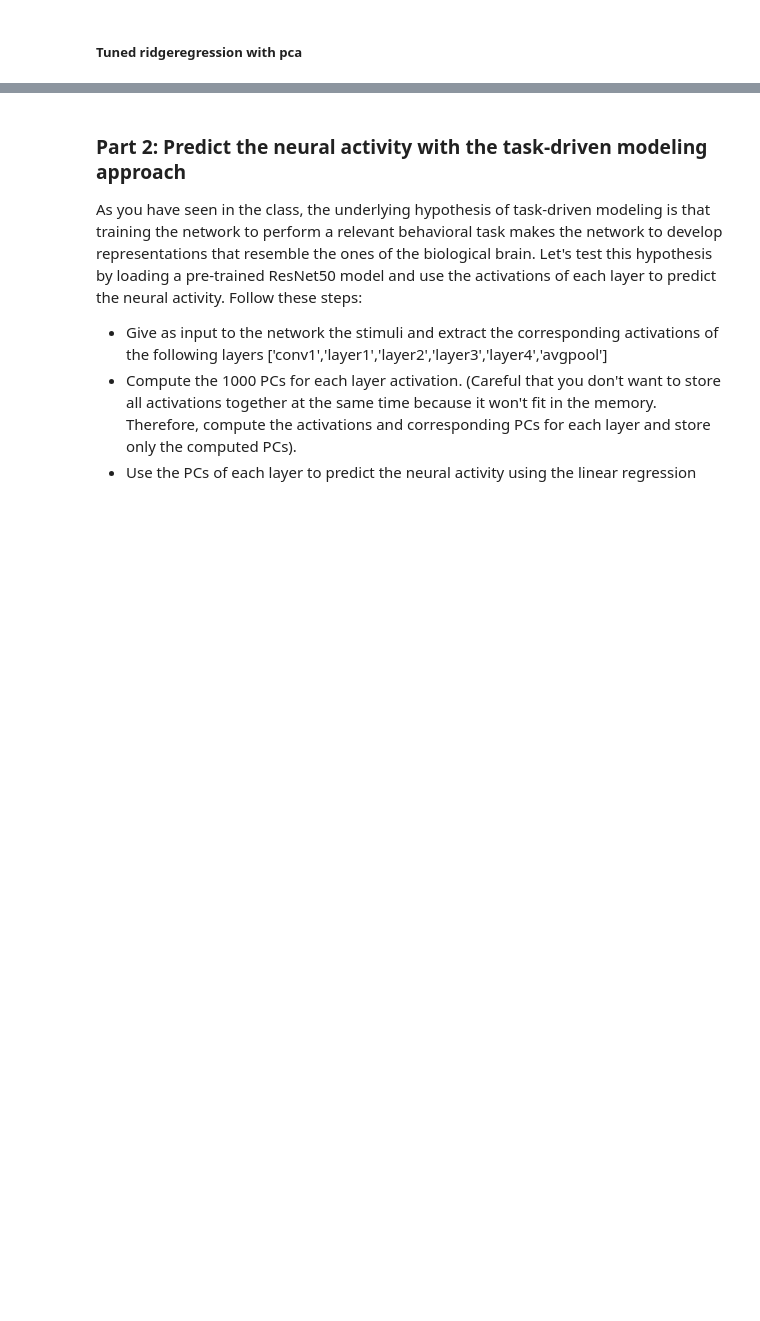
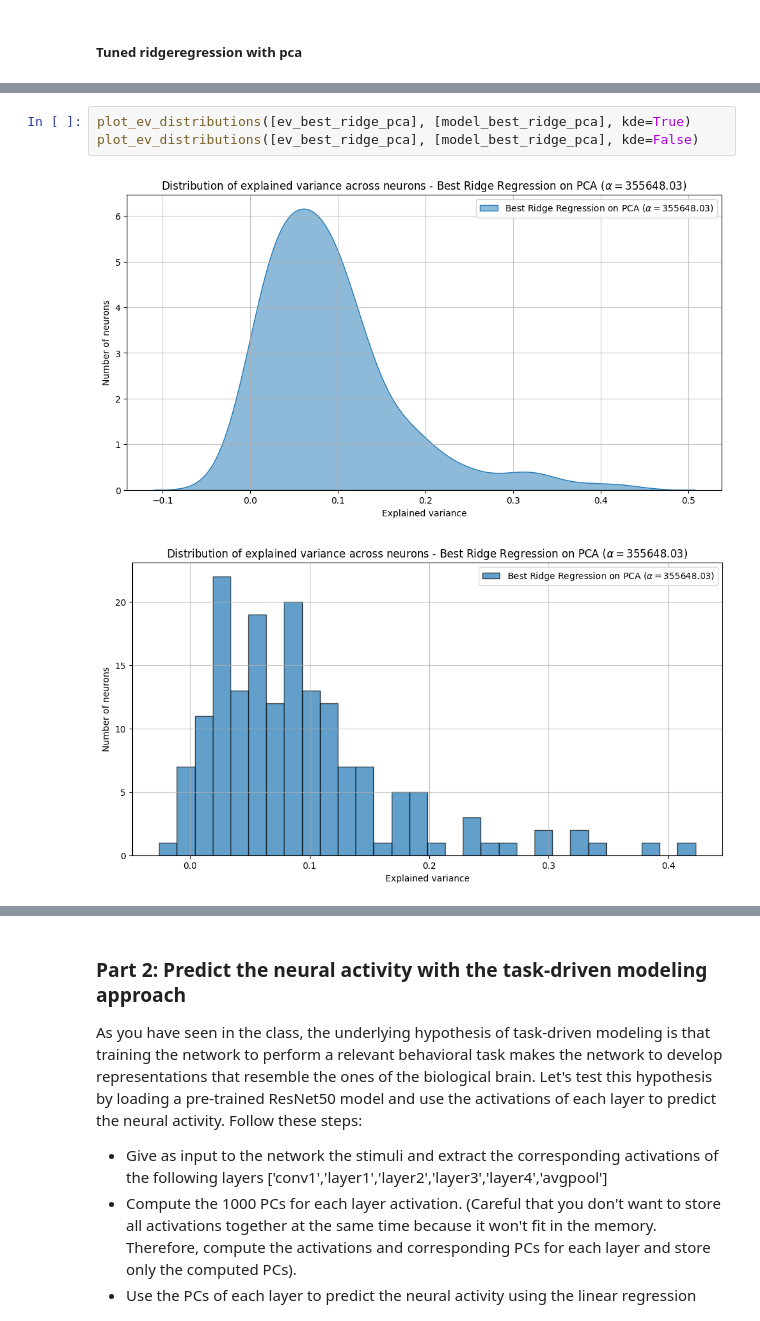
Before and after one commit to nieldab7/NX-414-Project, a Jupyter notebook: week6.ipynb, the cells around one changed output, grey strips where cells are left out. Drawn from its saved outputs; the diff is of its cells as text; blank space fills up the shorter version.

```diff
--- a/week6.ipynb
+++ b/week6.ipynb
@@ -348,0 +370,6 @@ print("Mean explained variance: {:.4f}".format(mean_ev_best_ridge_pca))
+# %%
+plot_ev_distributions([ev_best_ridge_pca], [model_best_ridge_pca], kde=True)
+plot_ev_distributions([ev_best_ridge_pca], [model_best_ridge_pca], kde=False)
+# %% [output]
+[figure, added]
+[figure, added]
```
Also changed, not shown: parts of 10 cells of this notebook.
